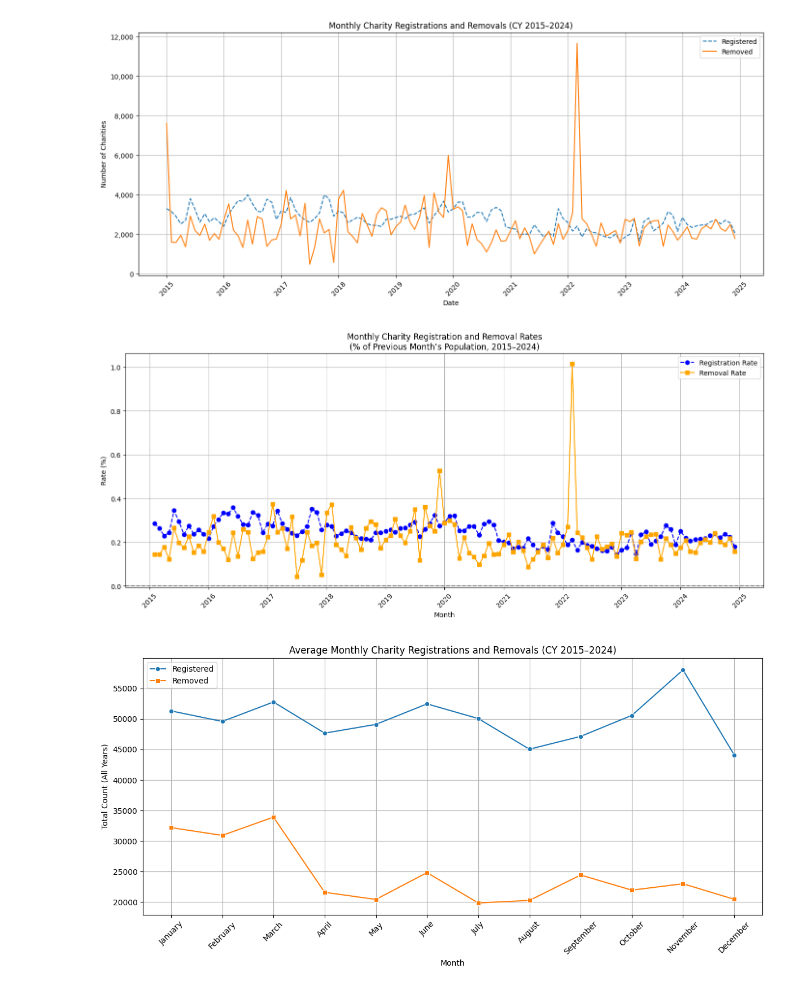
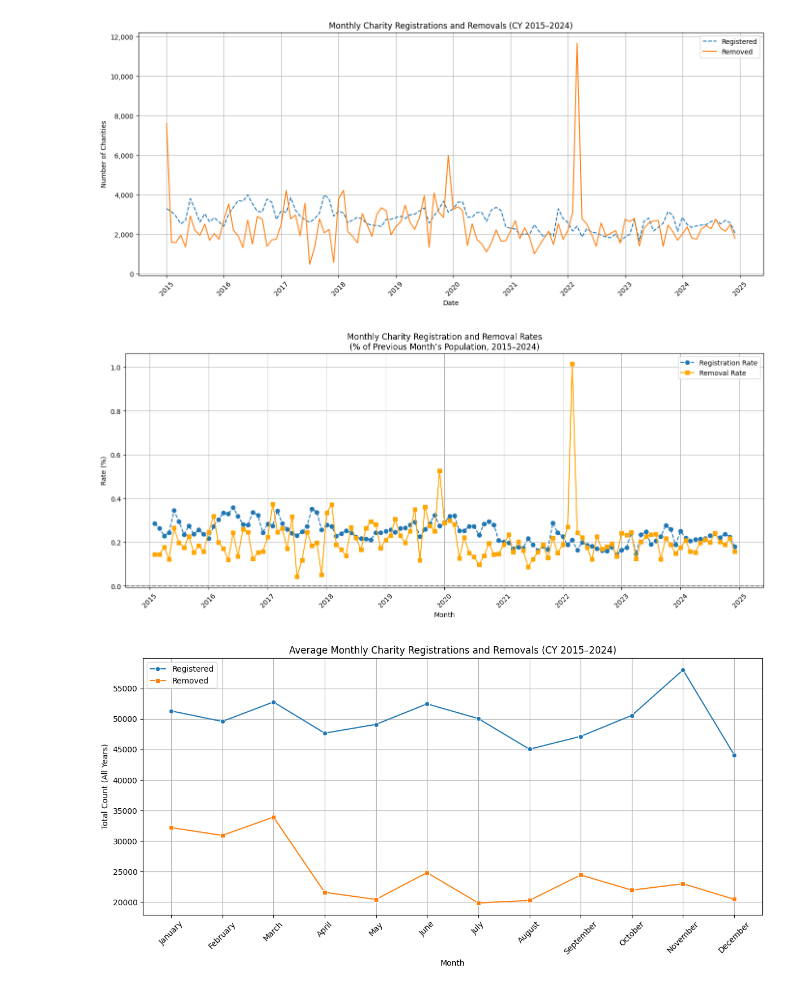
Before and after one commit to crystalyu917/The-Impact-of-Local-Council-Asset-Sales-on-Charity-Survival-in-England, a Jupyter notebook: src/analysis/raw_data_analysis.ipynb, the cells around one changed output. Cells and saved outputs as stored; diff of their text form; code cells hidden in the pictures.

Commit message:
update graphs

```diff
--- a/src/analysis/raw_data_analysis.ipynb
+++ b/src/analysis/raw_data_analysis.ipynb
@@ -325,35 +325,35 @@ population_df = population_df[population_df.index >= pd.Period('2015-01')]  # fo
 registered = dataset['registration_month'].value_counts().sort_index()
 removed = dataset['removal_month'].value_counts().sort_index()
 
 # Align indices with population_df
 registered = registered.reindex(population_df.index, fill_value=0)
 removed = removed.reindex(population_df.index, fill_value=0)
 
 # Step 4: Calculate rates (registrations/removals ÷ previous month's population)
 # Use population from PREVIOUS month
 population_df['prev_active'] = population_df['active'].shift(1)
 population_df['registered'] = registered
 population_df['removed'] = removed
 
 population_df['registration_rate'] = (population_df['registered'] / population_df['prev_active']) * 100
 population_df['removal_rate'] = (population_df['removed'] / population_df['prev_active']) * 100
 
 # Step 5: Plot
 plt.figure(figsize=(14, 6))
-plt.plot(population_df.index.to_timestamp(), population_df['registration_rate'], marker='o', linestyle='--', color='blue', label='Registration Rate')
+plt.plot(population_df.index.to_timestamp(), population_df['registration_rate'], marker='o', linestyle='--', label='Registration Rate')
 plt.plot(population_df.index.to_timestamp(), population_df['removal_rate'], marker='s', linestyle='-', color='orange', label='Removal Rate')
 
 plt.title('Monthly Charity Registration and Removal Rates\n(% of Previous Month’s Population, 2015–2024)')
 plt.xlabel('Month')
 plt.ylabel('Rate (%)')
 plt.grid(True)
 plt.legend()
 plt.tight_layout()
 plt.xticks(rotation=45)
 plt.axhline(0, color='grey', linestyle='--')
 plt.show()
 # %% [output]
-[figure, old version]
+[figure, new version]
 # %%
 # Extract month names
 dataset['registration_month'] = dataset['date_of_registration'].dt.month_name()
```
Also changed, not shown: parts of 1 cell of this notebook.
